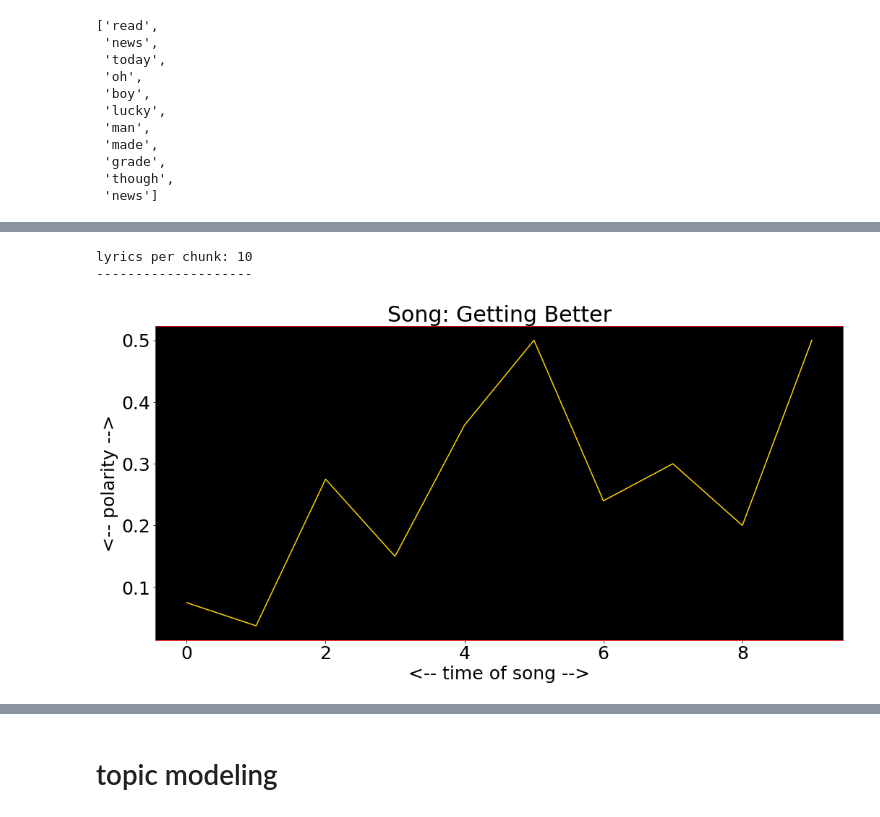
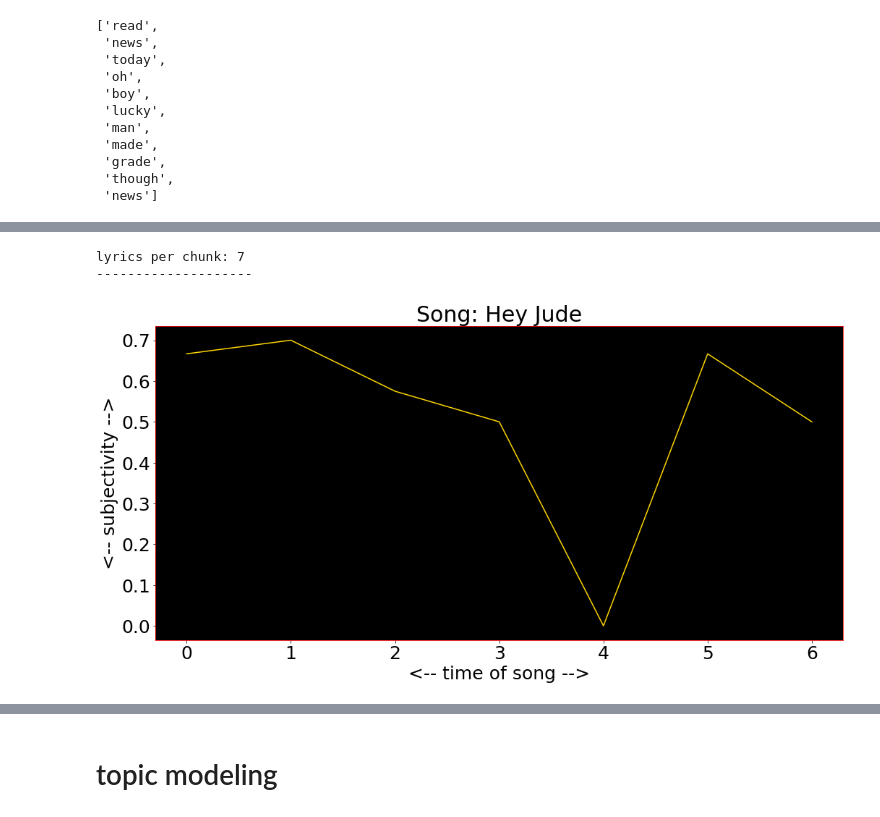
Before and after one commit to ArielJosephCohen/beatles_lyrics_topic_modeling, a Jupyter notebook: data_cleaning.ipynb, the cells around one changed output, grey strips where cells are left out. Drawn from its saved outputs; the diff is of its cells as text; code cells hidden in the pictures.

```diff
--- a/data_cleaning.ipynb
+++ b/data_cleaning.ipynb
@@ -487,7 +487,7 @@ df.head()
 # %%
 import math
 # %%
-def split_text(text, n=10):
+def split_text(text, n=7):
     length = len(text)
     size = math.floor(length / n)
     start = np.arange(0, length, size)
@@ -508,9 +508,19 @@ df.head()
 | 4 | across the universe | words flowing like endless rain p... | [words, flowing, like, endless, r... | 0.119444 | 0.557407 | 874 | 19 | [[words, flowing, like, endless, ... |
 # %%
-def sentiment_over_song(polar_subject,index):
+def sentiment_over_song(polar_subject,index_input,song_title=None):
 
     chunk_sent=[]
     style=''
+
+    if song_title!=None:
+
+        rl_nm=[w.lower() for w in song_title.split()]
+        rl_nm=' '.join(rl_nm)
+        index=df[df.song==rl_nm].index[0]
+
+    else:
+
+        index=index_input
 
     if polar_subject == 'p':
         style='polarity'
@@ -521,15 +531,17 @@ def sentiment_over_song(polar_subject,index):
         for chunk in df.chunks[index]:
             chunk_sent.append(TextBlob(' '.join(chunk)).sentiment.subjectivity)
 
+    name=[word.title() for word in df.song[index].split()]
+    name=' '.join(name)
+
     y = chunk_sent
 
     x = range(0,len(df.chunks[index]))
 
+
+
     print(f'lyrics per chunk: {len(df.chunks[index])}')
     print('-'*20)
-
-    name=[word.title() for word in df.song[index].split()]
-    name=' '.join(name)
 
     with sns.axes_style({'axes.facecolor':'k','axes.edgecolor':'r'}):
         plt.figure(figsize=(15,8))
@@ -541,11 +553,11 @@ def sentiment_over_song(polar_subject,index):
         plt.tight_layout()
         plt.show()
 # %%
-sentiment_over_song('p',73)
+sentiment_over_song('s',73,'hey jude')
 # %% [output]
-lyrics per chunk: 10
+lyrics per chunk: 7
 --------------------
-[figure, old version]
+[figure, new version]
 # %%
 df.head()
 # %% [output]
```
Also changed, not shown: parts of 1 cell of this notebook, 1 other file.
